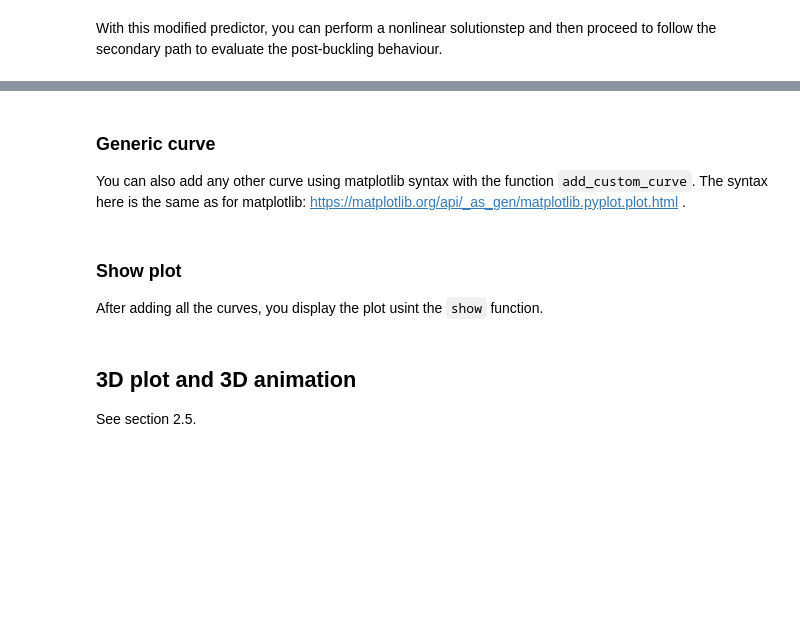
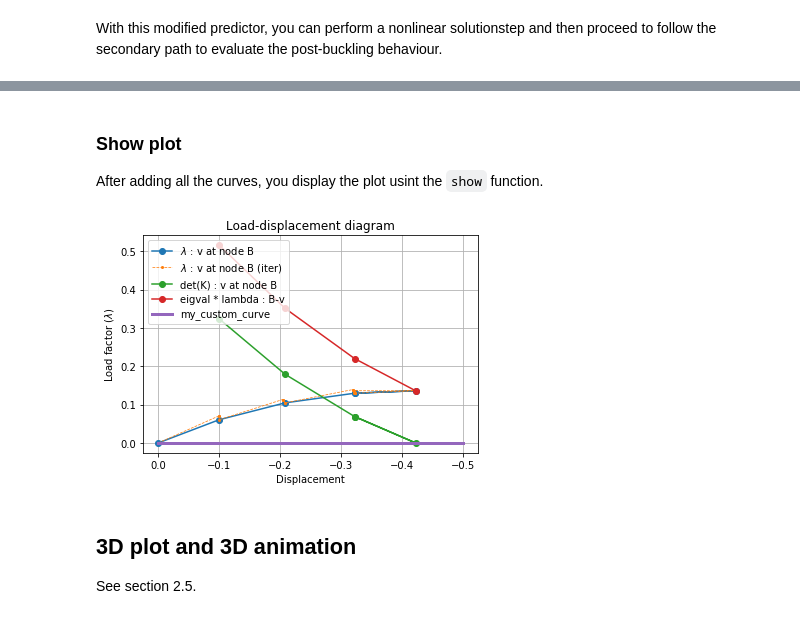
Before and after one commit to StatikTUM/nfem, a Jupyter notebook: user_manual/user_manual.ipynb, the cells around one changed output, grey strips where cells are left out. Saved outputs shown, nothing was run; the diff lists cells and outputs as text; code cells hidden in the pictures; blank space fills up the shorter version.

````diff
--- a/user_manual/user_manual.ipynb
+++ b/user_manual/user_manual.ipynb
@@ -431,13 +387,3 @@ plot.add_history_curve(model,
-# %% [markdown]
-### Generic curve
-
-You can also add any other curve using matplotlib syntax with the function ```add_custom_curve```.
-The syntax here is the same as for matplotlib: https://matplotlib.org/api/_as_gen/matplotlib.pyplot.plot.html .
-# %%
-# plot a function to highlight the x axis at y=0.0
-x=[0,-2]
-y=[0, 0]
-plot.add_custom_curve(x, y, label="my_custom_curve", linewidth=0.5)
 # %% [markdown]
 ### Show plot
 
@@ -447,3 +391,51 @@ plot.show()
+# %%
+# create the plot object
+plot = Plot2D()
+
+# inverts the x axis, negative x points to the left
+plot.invert_xaxis()
+
+
+# === default history curve
+
+# default load displacement curve, with a flag if the iterations should also be plotted
+plot.add_load_displacement_curve(predicted_model, dof=('B', 'v'), show_iterations=True)
+
+# default function to plot Det(K) against a dof
+plot.add_det_k_curve(predicted_model, dof=('B', 'v'))
+
+
+# === generic history curve
+
+# plot the first eigenvalue*lambda using the general historic plot function
+def eigenvalue_data_function(model):
+    """This function is called for each model in the history. It returns the
+    values for x and y of a model.
+    """
+    x = model.get_dof_state(dof=('B', 'v'))
+    if model.first_eigenvalue is None:
+        y = None
+    else:
+        y = model.first_eigenvalue * model.lam
+    return x, y
+plot.add_history_curve(predicted_model,
+                        x_y_data=eigenvalue_data_function,
+                        label='eigval * lambda : B-v')
+
+
+# === generic curve
+
+# plot a function to highlight the x axis at y=0.0
+x=[0,-0.5]
+y=[0, 0]
+plot.add_custom_curve(x, y, label="my_custom_curve", linewidth=3.0)
+
+
+# === show
+
+plot.show()
+# %% [output]
+[figure, added]
 # %% [markdown]
 ## 3D plot and 3D animation
 
````
Also changed, not shown: parts of 17 cells of this notebook.
